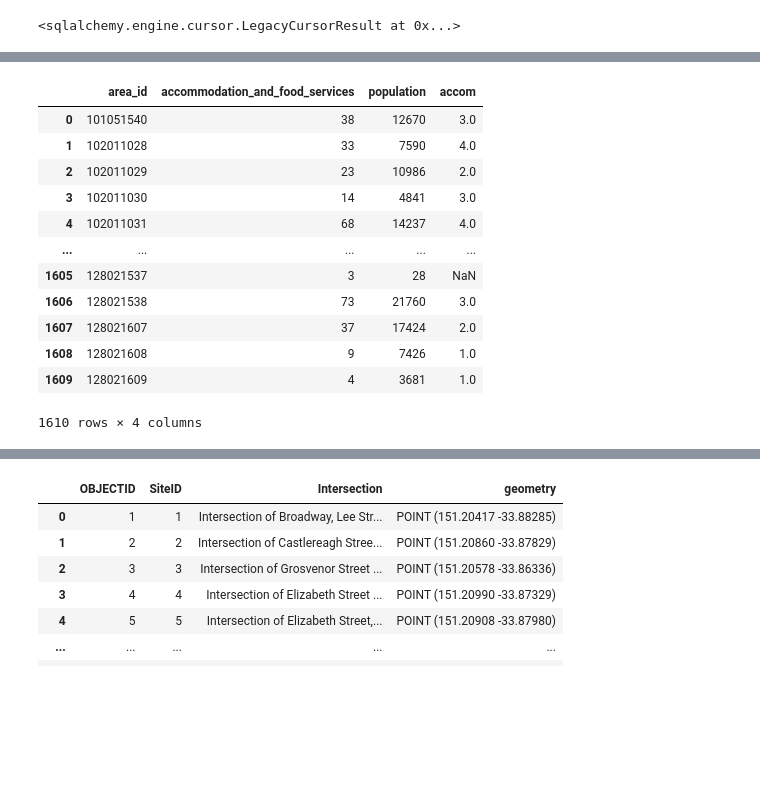
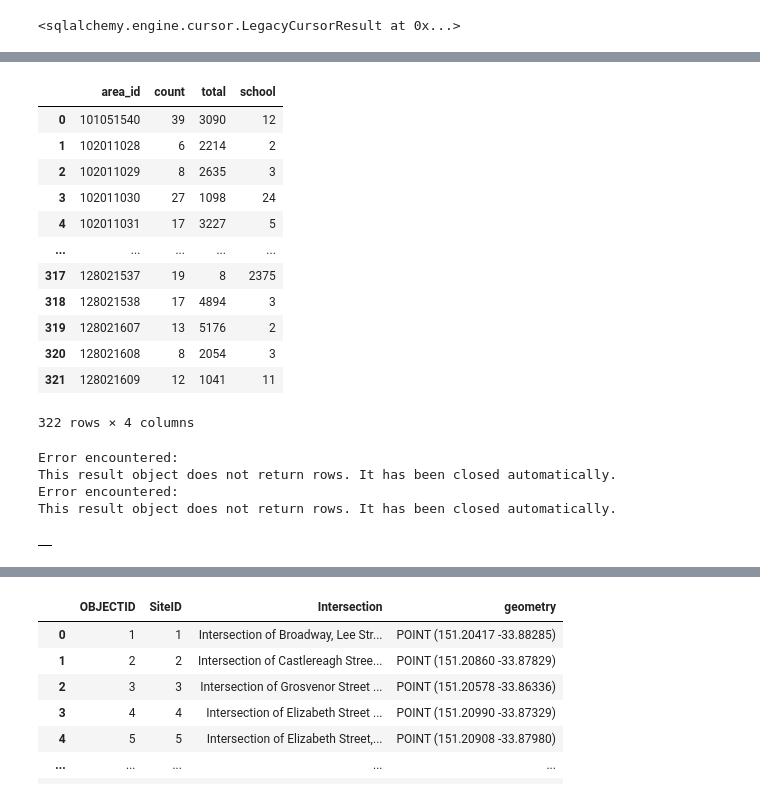
Before and after one commit to Kyle240/Data2001, a Jupyter notebook: Assignment.ipynb, the cells around one changed output, grey strips where cells are left out. Cells and saved outputs as stored; diff of their text form; code cells hidden in the pictures; blank space fills up the shorter version.

```diff
--- a/Assignment.ipynb
+++ b/Assignment.ipynb
@@ -424,21 +440,32 @@ query(conn, sql)
+# %%
+query(conn,"""
+select * from school_view
+""")
+# %% [output]
+|  | area_id | count | total | school |
+| 0 | 101051540 | 39 | 3090 | 12 |
+| 1 | 102011028 | 6 | 2214 | 2 |
+| 2 | 102011029 | 8 | 2635 | 3 |
+| 3 | 102011030 | 27 | 1098 | 24 |
+| 4 | 102011031 | 17 | 3227 | 5 |
+| ... | ... | ... | ... | ... |
+| 317 | 128021537 | 19 | 8 | 2375 |
+| 318 | 128021538 | 17 | 4894 | 3 |
+| 319 | 128021607 | 13 | 5176 | 2 |
+| 320 | 128021608 | 8 | 2054 | 3 |
+| 321 | 128021609 | 12 | 1041 | 11 |
+322 rows × 4 columns
 # %%
-sql = """
-SELECT A.area_id, A.accommodation_and_food_services, B.population, A.accommodation_and_food_services/NULLIF(B.population/1000, 0) AS accom
-FROM businessstats A JOIN neighbourhoods B ON A.area_id=B.area_id
-
-"""
-query(conn, sql)
+query(conn,"""
+drop view if exists acc_view""")
+query(conn,"""
+create view acc_view as
+SELECT A.area_id, A.accommodation_and_food_services, B.population, COALESCE(1000*A.accommodation_and_food_services/NULLIF(B.population, 0),0) AS accom
+FROM businessstats A JOIN neighbourhoods B using(area_id)
+""")
 # %% [output]
+Error encountered:
+This result object does not return rows. It has been closed automatically.
+Error encountered:
+This result object does not return rows. It has been closed automatically.
-|  | area_id | accommodation_and_food_services | population | accom |
-| 0 | 101051540 | 38 | 12670 | 3.0 |
-| 1 | 102011028 | 33 | 7590 | 4.0 |
-| 2 | 102011029 | 23 | 10986 | 2.0 |
-| 3 | 102011030 | 14 | 4841 | 3.0 |
-| 4 | 102011031 | 68 | 14237 | 4.0 |
-| ... | ... | ... | ... | ... |
-| 1605 | 128021537 | 3 | 28 | NaN |
-| 1606 | 128021538 | 73 | 21760 | 3.0 |
-| 1607 | 128021607 | 37 | 17424 | 2.0 |
-| 1608 | 128021608 | 9 | 7426 | 1.0 |
-| 1609 | 128021609 | 4 | 3681 | 1.0 |
+|  |
-1610 rows × 4 columns
```
Also changed, not shown: parts of 20 cells of this notebook.
